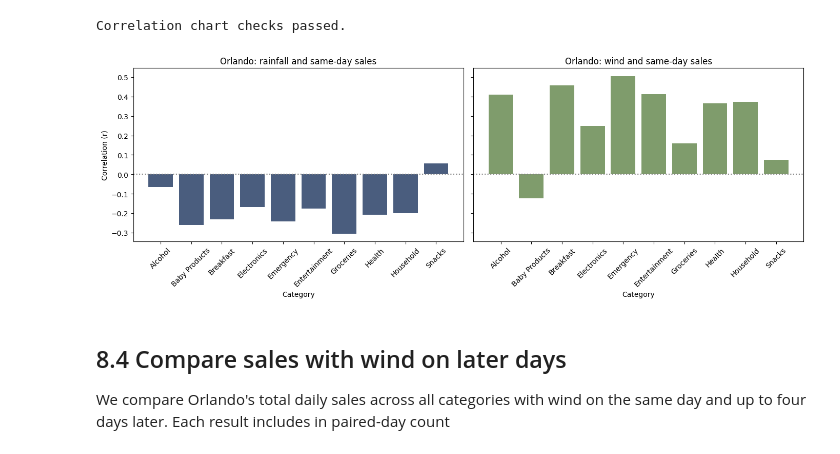
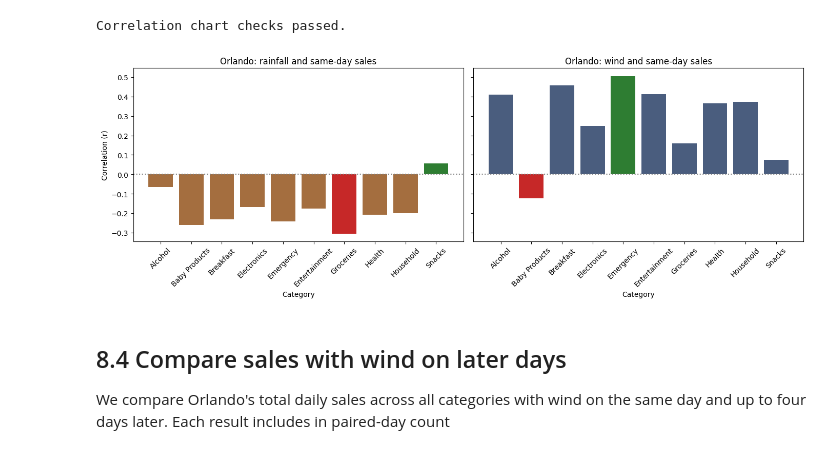
Before and after one commit to junseo25/ds2002-walmart-hurricane-project, a Jupyter notebook: notebooks/notebook.ipynb, the cells around one changed output. Cells and saved outputs as stored; diff of their text form; code cells hidden in the pictures.

```diff
--- a/notebooks/notebook.ipynb
+++ b/notebooks/notebook.ipynb
@@ -1893,35 +1893,60 @@ print("Correlation chart checks passed.")
 Correlation chart checks passed.
 # %%
 fig, axes = plt.subplots(1, 2, figsize=(14, 5), sharey=True)
+
+#Sets max to to a variable and min to a variable to change color based on what value the code looks at
+max_val_wind= orlando_correlations["wind_correlation"].max()
+min_val_wind = orlando_correlations["wind_correlation"].min()
+max_val_rain = orlando_correlations["rain_correlation"].max()
+min_val_rain = orlando_correlations["rain_correlation"].min()
+
+colors_wind = []
+for val in orlando_correlations["wind_correlation"]:
+    if val == max_val_wind:
+        colors_wind.append("#2e7d32")  #Green for Max
+    elif val == min_val_wind:
+        colors_wind.append("#c62828")  #Red for min
+    else:
+        colors_wind.append("#4a5d7e")  #Blue for rest
+
+colors_rain = []
+for val in orlando_correlations["rain_correlation"]:
+    if val == max_val_rain:
+        colors_rain.append("#2e7d32")  #Green for Max
+    elif val == min_val_rain:
+        colors_rain.append("#c62828")  #Red for min
+    else:
+        colors_rain.append("#a46e3f")  #orange for rest
+
 
 # Rainfall correlations.
 axes[0].bar(
     orlando_correlations["category"],
     orlando_correlations["rain_correlation"],
-    color="#4a5d7e"
+    color=colors_rain
 )
 
 axes[0].set_title("Orlando: rainfall and same-day sales")
 axes[0].set_ylabel("Correlation (r)")
 
 # Wind correlations.
 axes[1].bar(
     orlando_correlations["category"],
     orlando_correlations["wind_correlation"],
-    color="#7f9c6c"
+    color=colors_wind
 )
 
 axes[1].set_title("Orlando: wind and same-day sales")
 
 for ax in axes:
     ax.axhline(0, color="gray", ls=":")
     ax.set_xlabel("Category")
     ax.tick_params(axis="x", labelrotation=45)
 
 plt.tight_layout()
 plt.show()
 # %% [output]
-[figure, old version]
+[figure, new version]
 # %% [markdown]
 ## 8.4 Compare sales with wind on later days
 
```
Also changed, not shown: parts of 3 cells of this notebook.
